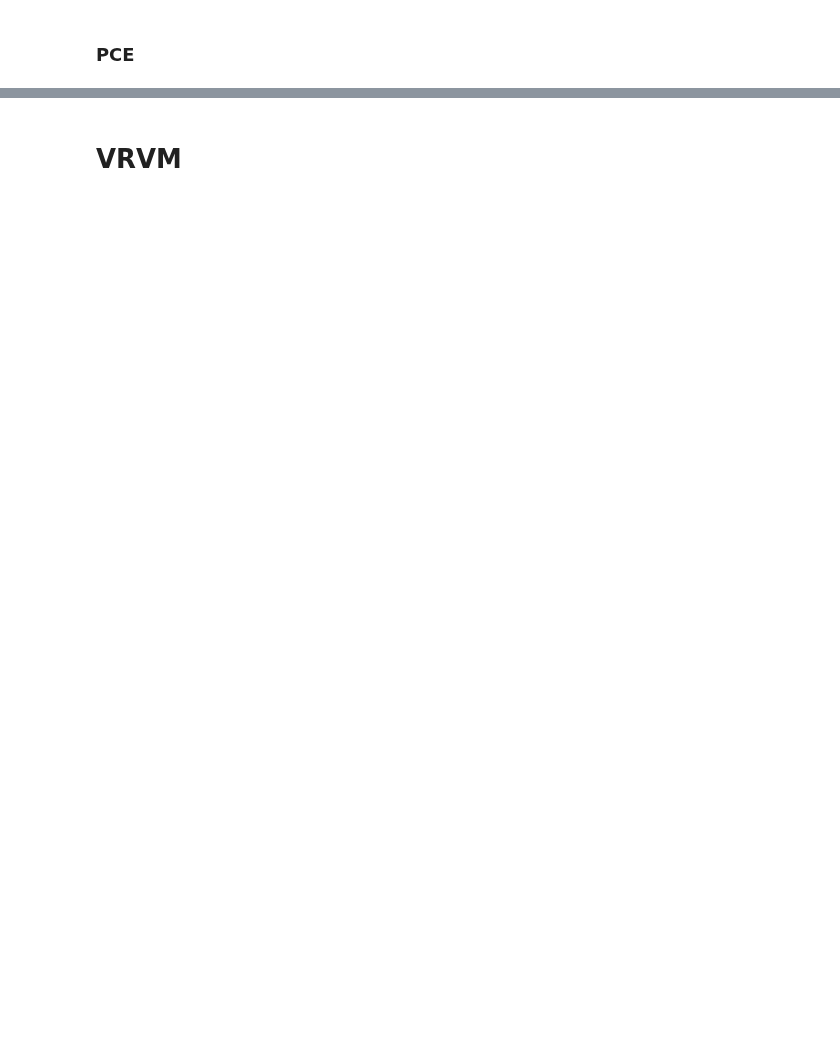
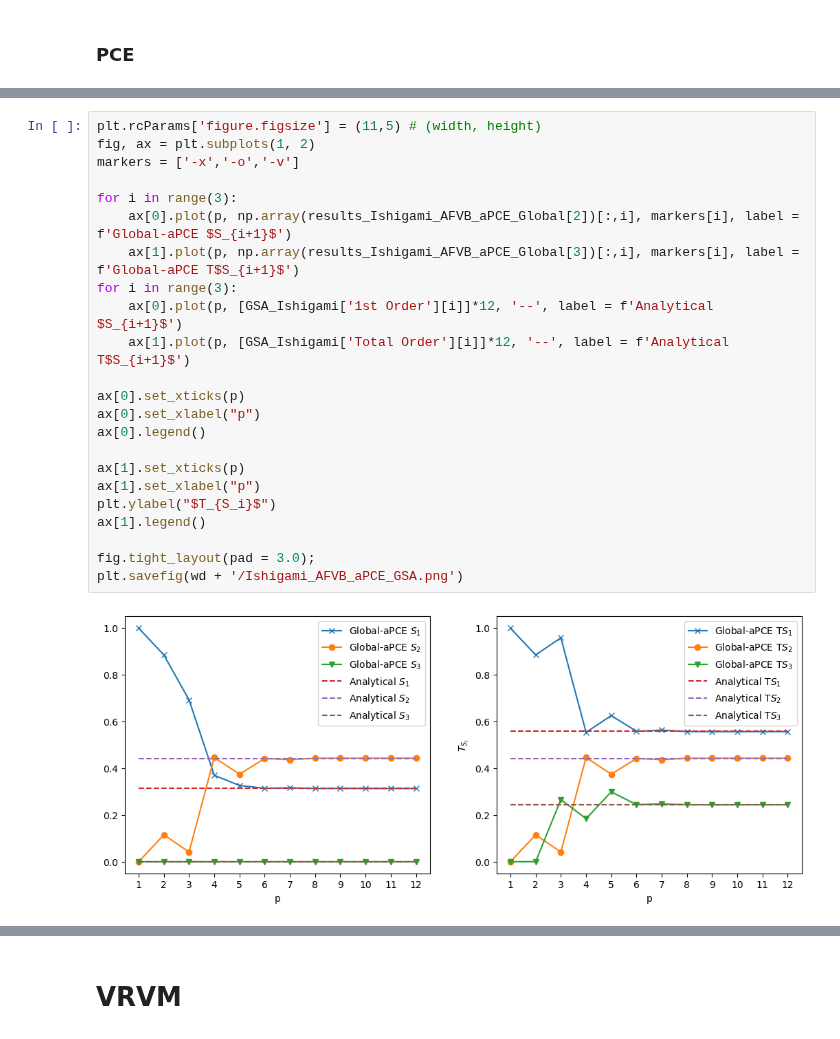
Before and after one commit to IsabelCoronaGuevara/CUDenver-Thesis, a Jupyter notebook: Results_SparseBayesianLearning.ipynb, the cells around one changed output, grey strips where cells are left out. Cells and saved outputs as stored; diff of their text form; blank space fills up the shorter version.

```diff
--- a/Results_SparseBayesianLearning.ipynb
+++ b/Results_SparseBayesianLearning.ipynb
@@ -486,0 +388,25 @@ fig.tight_layout();
+# %%
+plt.rcParams['figure.figsize'] = (11,5) # (width, height)
+fig, ax = plt.subplots(1, 2)
+markers = ['-x','-o','-v']
+
+for i in range(3):
+    ax[0].plot(p, np.array(results_Ishigami_AFVB_aPCE_Global[2])[:,i], markers[i], label = f'Global-aPCE $S_{i+1}$')
+    ax[1].plot(p, np.array(results_Ishigami_AFVB_aPCE_Global[3])[:,i], markers[i], label = f'Global-aPCE T$S_{i+1}$')
+for i in range(3):
+    ax[0].plot(p, [GSA_Ishigami['1st Order'][i]]*12, '--', label = f'Analytical $S_{i+1}$')
+    ax[1].plot(p, [GSA_Ishigami['Total Order'][i]]*12, '--', label = f'Analytical T$S_{i+1}$')
+
+ax[0].set_xticks(p)
+ax[0].set_xlabel("p")
+ax[0].legend()
+
+ax[1].set_xticks(p)
+ax[1].set_xlabel("p")
+plt.ylabel("$T_{S_i}$")
+ax[1].legend()
+
+fig.tight_layout(pad = 3.0);
+plt.savefig(wd + '/Ishigami_AFVB_aPCE_GSA.png')
+# %% [output]
+[figure, added]
```
Also changed, not shown: parts of 230 cells of this notebook.
